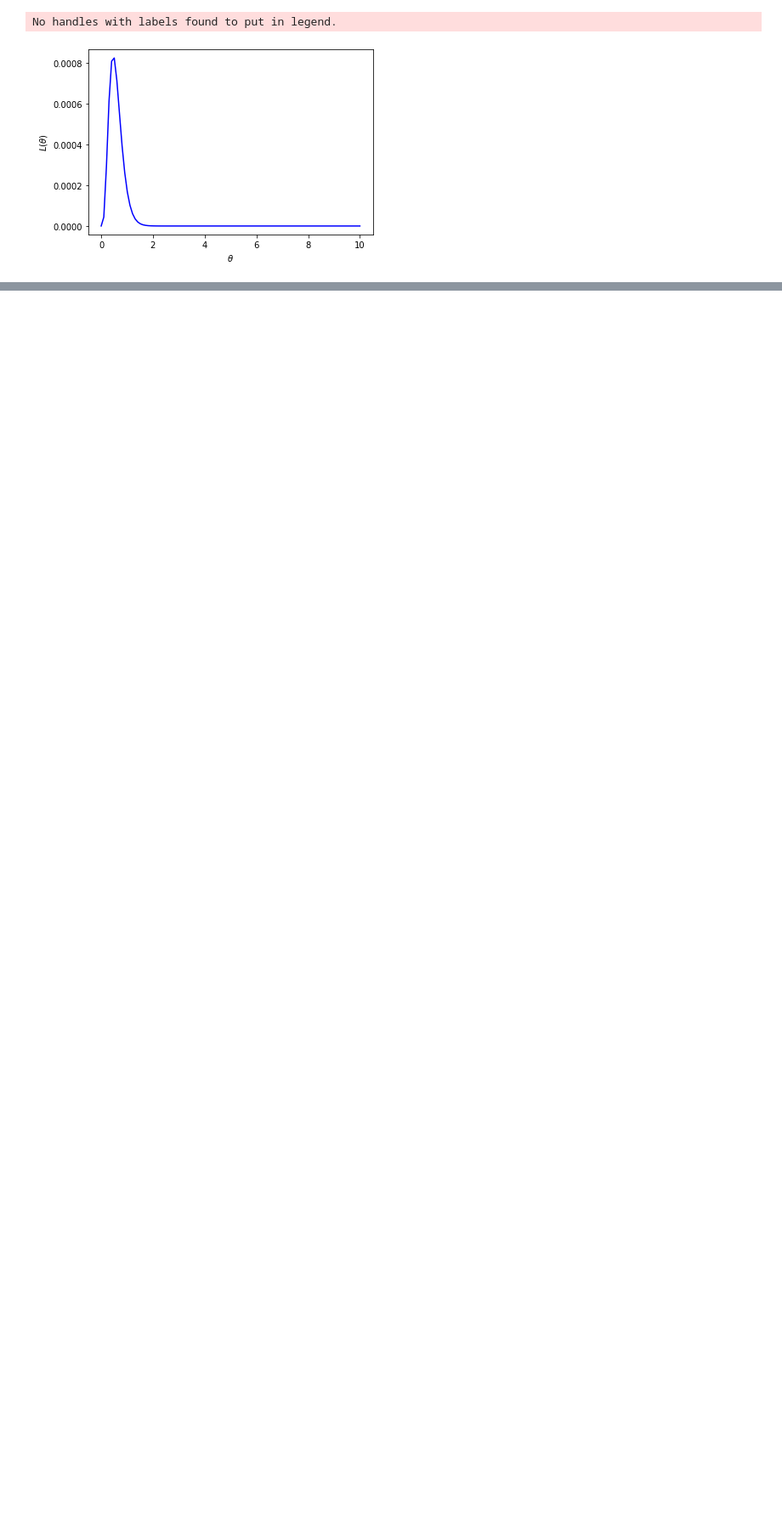
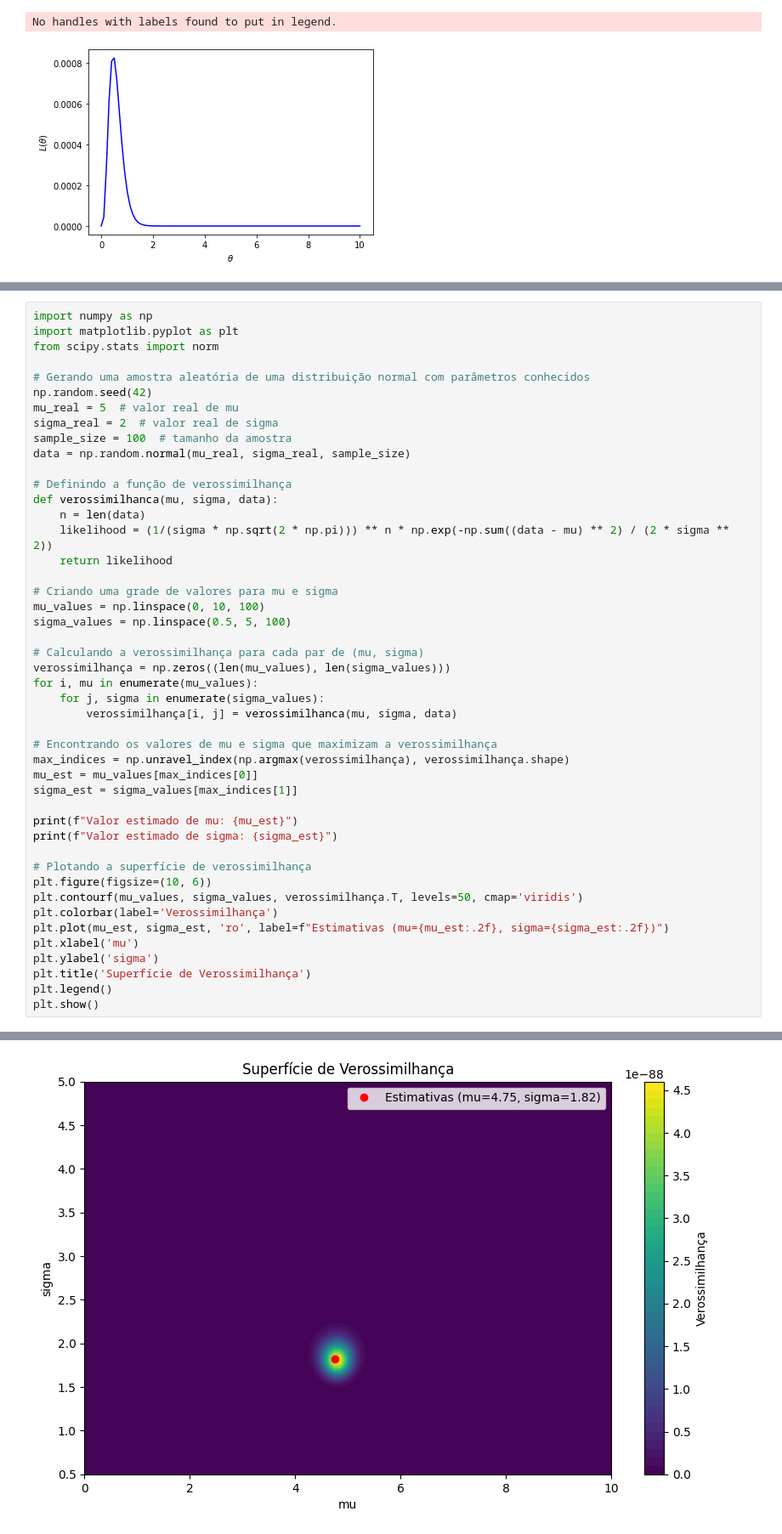
Before and after one commit to AIRGOLAB-CEFET-RJ/gcc1518, a Jupyter notebook: notebooks/MLE.ipynb, the cells around one changed output, grey strips where cells are left out. Shown: that part at 85% size. Drawn from its saved outputs; the diff is of its cells as text; blank space fills up the shorter version.

```diff
--- a/notebooks/MLE.ipynb
+++ b/notebooks/MLE.ipynb
@@ -61,0 +94,47 @@ No handles with labels found to put in legend.
+# %%
+import numpy as np
+import matplotlib.pyplot as plt
+from scipy.stats import norm
+
+# Gerando uma amostra aleatória de uma distribuição normal com parâmetros conhecidos
+np.random.seed(42)
+mu_real = 5  # valor real de mu
+sigma_real = 2  # valor real de sigma
+sample_size = 100  # tamanho da amostra
+data = np.random.normal(mu_real, sigma_real, sample_size)
+
+# Definindo a função de verossimilhança
+def verossimilhanca(mu, sigma, data):
+    n = len(data)
+    likelihood = (1/(sigma * np.sqrt(2 * np.pi))) ** n * np.exp(-np.sum((data - mu) ** 2) / (2 * sigma ** 2))
+    return likelihood
+
+# Criando uma grade de valores para mu e sigma
+mu_values = np.linspace(0, 10, 100)
+sigma_values = np.linspace(0.5, 5, 100)
+
+# Calculando a verossimilhança para cada par de (mu, sigma)
+verossimilhança = np.zeros((len(mu_values), len(sigma_values)))
+for i, mu in enumerate(mu_values):
+    for j, sigma in enumerate(sigma_values):
+        verossimilhança[i, j] = verossimilhanca(mu, sigma, data)
+
+# Encontrando os valores de mu e sigma que maximizam a verossimilhança
+max_indices = np.unravel_index(np.argmax(verossimilhança), verossimilhança.shape)
+mu_est = mu_values[max_indices[0]]
+sigma_est = sigma_values[max_indices[1]]
+
+print(f"Valor estimado de mu: {mu_est}")
+print(f"Valor estimado de sigma: {sigma_est}")
+
+# Plotando a superfície de verossimilhança
+plt.figure(figsize=(10, 6))
+plt.contourf(mu_values, sigma_values, verossimilhança.T, levels=50, cmap='viridis')
+plt.colorbar(label='Verossimilhança')
+plt.plot(mu_est, sigma_est, 'ro', label=f"Estimativas (mu={mu_est:.2f}, sigma={sigma_est:.2f})")
+plt.xlabel('mu')
+plt.ylabel('sigma')
+plt.title('Superfície de Verossimilhança')
+plt.legend()
+plt.show()
+# %% [output]
@@ -61,0 +143 @@ No handles with labels found to put in legend.
+[figure, added]
```
Also changed, not shown: parts of 2 cells of this notebook, 1 other file.
